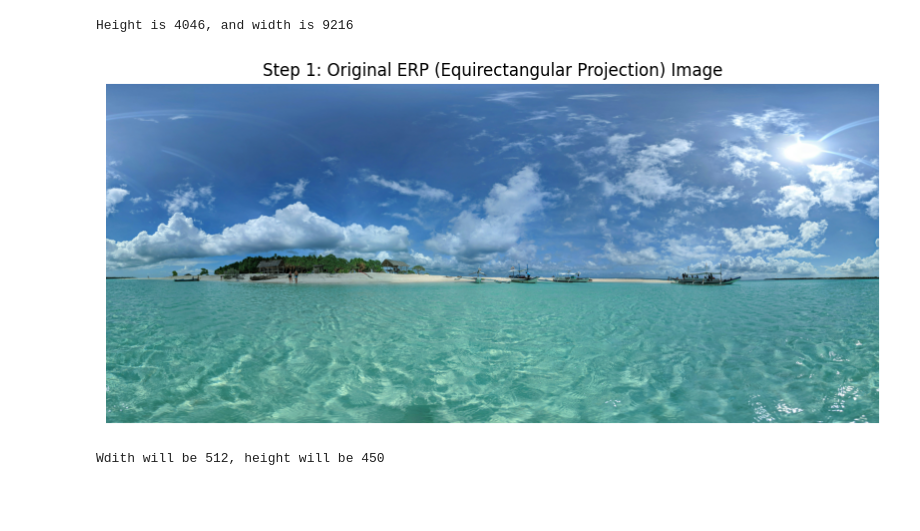
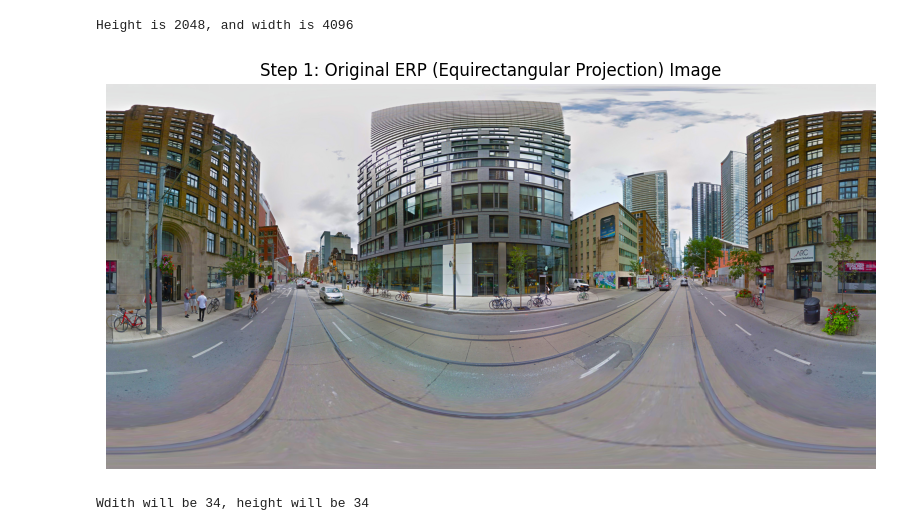
Before and after one commit to AI01010/FoV_ML_spatial_audio_prediction, a Jupyter notebook: Scripts/Tiling/finalTileSplitter.ipynb, the cells around one changed output. Saved outputs shown, nothing was run; the diff lists cells and outputs as text; code cells hidden in the pictures; blank space fills up the shorter version.

```diff
--- a/Scripts/Tiling/finalTileSplitter.ipynb
+++ b/Scripts/Tiling/finalTileSplitter.ipynb
@@ -7,36 +7,36 @@
 # STEP 1: Add and display image
 
 # from google.colab import files
 
 from IPython.display import Image as ColabImage
 import matplotlib.pyplot as plt
 import numpy as np
 import cv2
 import math
 
 # Upload ERP image (e.g., Ocean360Picture.jpg)
 
 # uploaded = files.upload()
 # filename = list(uploaded.keys())[0]
 # ColabImage(filename)
 
-filename = "Ocean360Picture.jpg"
+filename = "Street360Picture.jpg"
 
 # Read image in RGB format
 erp = cv2.imread(filename)
 erp = cv2.cvtColor(erp, cv2.COLOR_BGR2RGB)
 H, W, _ = erp.shape
 
 print(f"Height is {H}, and width is {W}")
 
 plt.figure(figsize=(10,5))
 plt.imshow(erp)
 plt.title("Step 1: Original ERP (Equirectangular Projection) Image")
 plt.axis("off")
 plt.show()
 # %% [output]
-Height is 4046, and width is 9216
+Height is 2048, and width is 4096
-[figure, old version]
+[figure, new version]
 # %%
 # Unlike simply slicing a rectangular region from the original ERP image, which causes distortion
 # (especially near the poles), this method defines each tile directly on the sphere using uniform
@@ -128,7 +128,7 @@ for lat_i in range(num_lat_tiles):
         # plt.axis("off")
         # plt.show()
 # %% [output]
-Wdith will be 512, height will be 450
+Wdith will be 34, height will be 34
 # %%
 # === Step 9: Combine tiles back into a single ERP-like image ===
 
```
Also changed, not shown: parts of 2 cells of this notebook, 2 other files.
